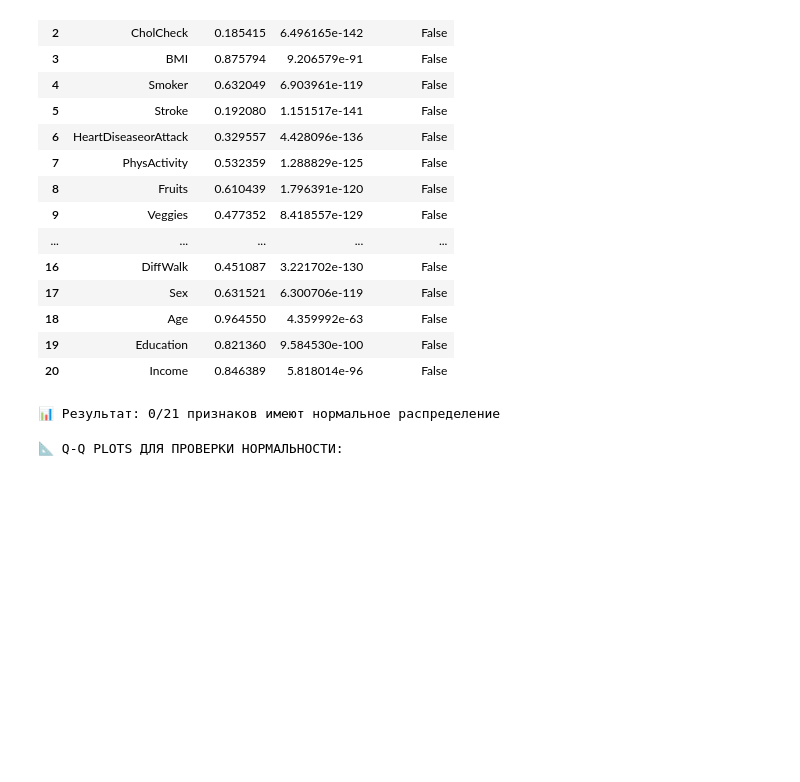
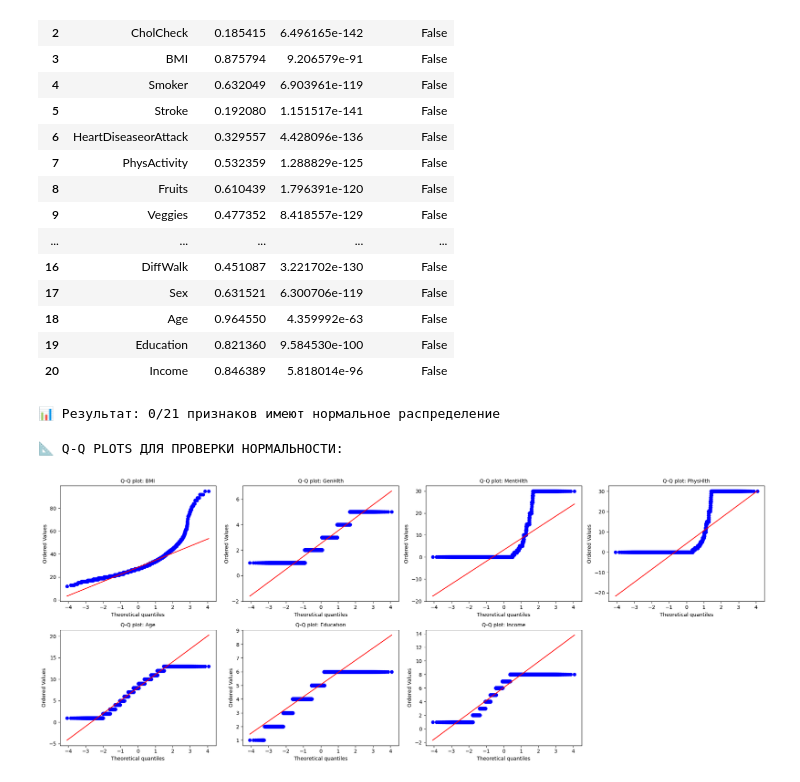
Before and after one commit to TheTangerineOwl/MDA3, a Jupyter notebook: lab3.ipynb, the cells around one changed output. Drawn from its saved outputs; the diff is of its cells as text; code cells hidden in the pictures; blank space fills up the shorter version.

```diff
--- a/lab3.ipynb
+++ b/lab3.ipynb
@@ -63,13 +63,12 @@ bools = ['HighBP', 'HighChol', 'CholCheck', 'Smoker',
                                    'NoDocbcCost', 'DiffWalk', 'Sex']
 cats = ['GenHlth', 'MentHlth', 'PhysHlth', 'Age', 'Education', 'Income']
 
-target = df[['Diabetes_012']]
-all_features = df.drop(target.columns, axis=1)
-bool_feat = df[bools]
-features = all_features.drop(bool_feat.columns, axis=1)
-cats_feat = df[cats]
-# features = features.drop(cats_feat.columns, axis=1)
-hist_features = features.columns
+target_feature = df[['Diabetes_012']].columns
+all_features = df.columns.drop(target_feature)
+bool_feat = df[bools].columns
+features = all_features.drop(bool_feat)
+cats_feat = df[cats].columns
+hist_features = features
 
 # Визуальная проверка распределений
 print("\n📊 РАСПРЕДЕЛЕНИЯ ПРИЗНАКОВ:")
@@ -157,22 +156,23 @@ print(f"\n📊 Результат: {normal_count}/{total_count} признако
 # %%
 # Q-Q plots для детальной проверки нормальности
 print("📐 Q-Q PLOTS ДЛЯ ПРОВЕРКИ НОРМАЛЬНОСТИ:")
 
 n_cols = 4
-n_rows = (len(all_features) + n_cols - 1) // n_cols
+n_rows = (len(hist_features) + n_cols - 1) // n_cols
 
 fig, axes = plt.subplots(n_rows, n_cols, figsize=(20, n_rows * 4))
 axes = axes.flatten()
 
-for i, feature in enumerate(all_features):
+for i, feature in enumerate(hist_features):
     probplot(df[feature], dist="norm", plot=axes[i])
     axes[i].set_title(f'Q-Q plot: {feature}', fontsize=10)
 
 # Скрываем пустые subplots
-for j in range(len(all_features), len(axes)):
+for j in range(len(hist_features), len(axes)):
     axes[j].set_visible(False)
 
 plt.tight_layout()
 plt.show()
 # %% [output]
 📐 Q-Q PLOTS ДЛЯ ПРОВЕРКИ НОРМАЛЬНОСТИ:
+[figure, added]
```
